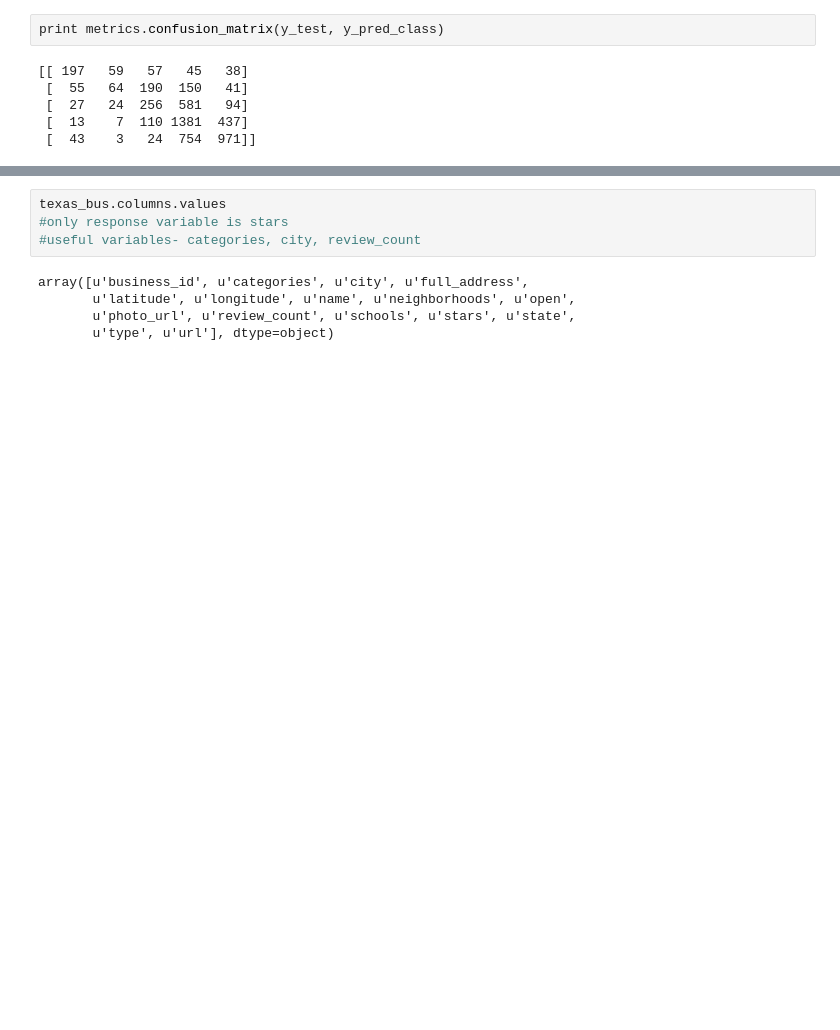
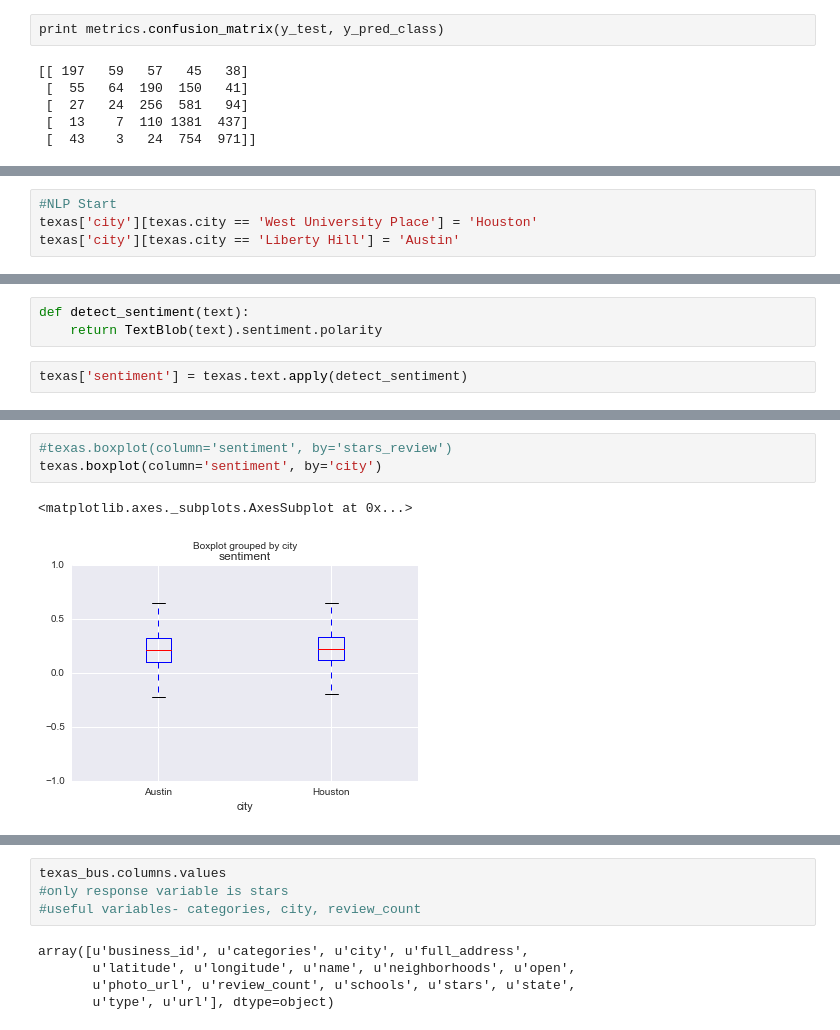
Before and after one commit to samsisto-db/yelp_report, a Jupyter notebook: Yelp_Academic_Data_Set.ipynb, the cells around one changed output, grey strips where cells are left out. Cells and saved outputs as stored; diff of their text form; blank space fills up the shorter version.

```diff
--- a/Yelp_Academic_Data_Set.ipynb
+++ b/Yelp_Academic_Data_Set.ipynb
@@ -307,0 +575,4 @@ texas_bus.head(10)
+# %%
+#NLP Start
+texas['city'][texas.city == 'West University Place'] = 'Houston'
+texas['city'][texas.city == 'Liberty Hill'] = 'Austin'
@@ -307,0 +674,5 @@ texas_bus.head(10)
+# %%
+def detect_sentiment(text):
+    return TextBlob(text).sentiment.polarity
+# %%
+texas['sentiment'] = texas.text.apply(detect_sentiment)
@@ -307,0 +697,6 @@ texas_bus.head(10)
+# %%
+#texas.boxplot(column='sentiment', by='stars_review')
+texas.boxplot(column='sentiment', by='city')
+# %% [output]
+<matplotlib.axes._subplots.AxesSubplot at 0x...>
+[figure, added]
```
Also changed, not shown: parts of 81 cells of this notebook, 5 other files.
